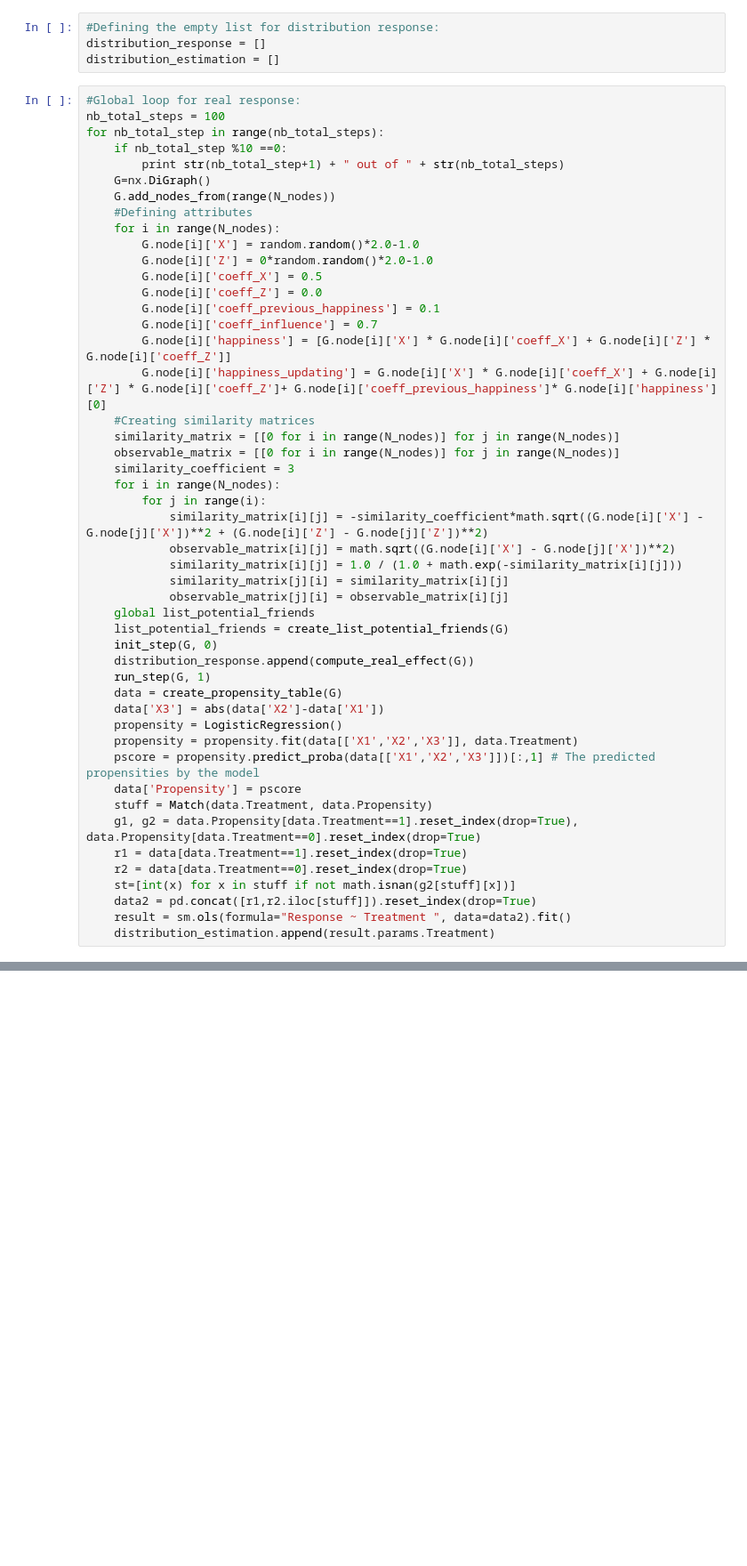
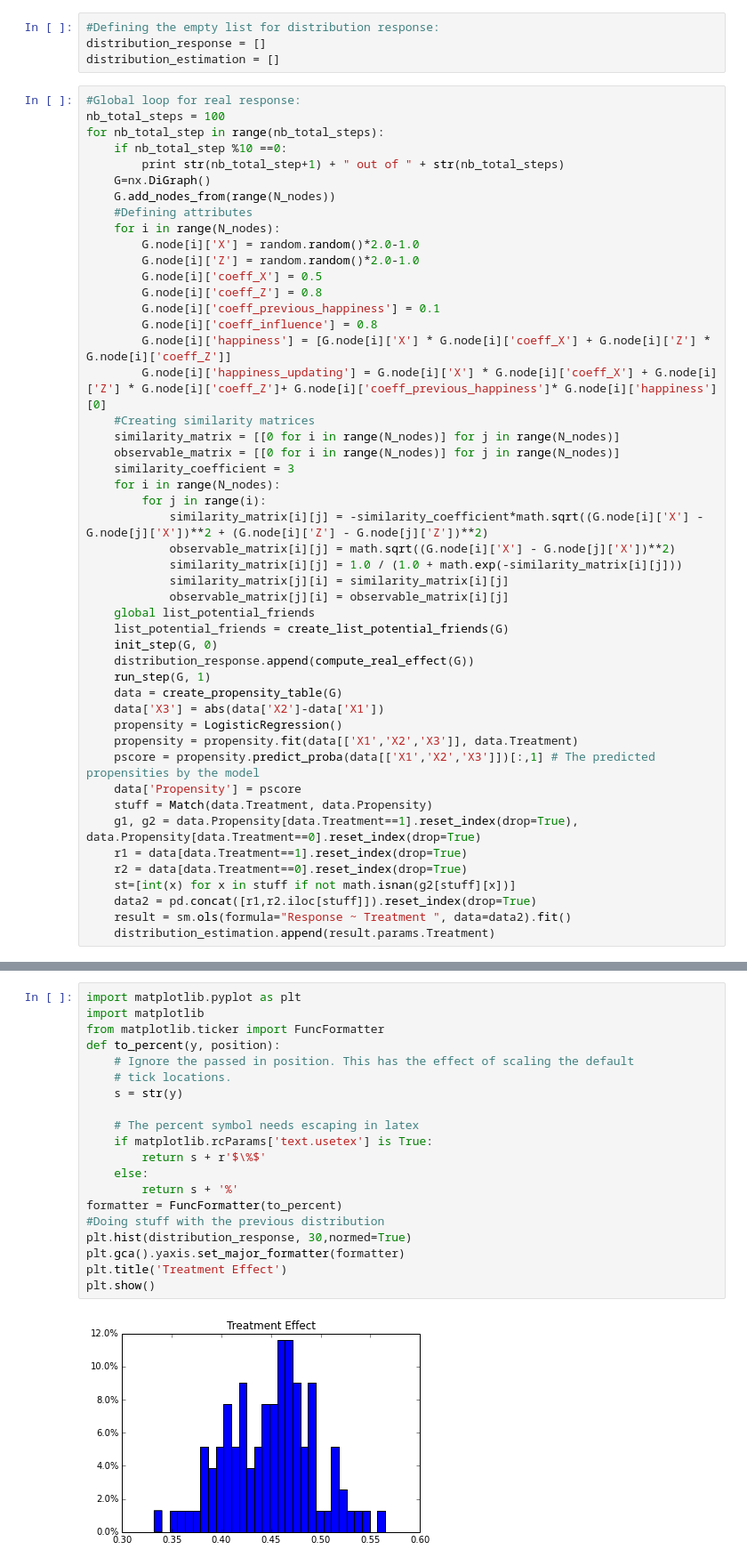
Before and after one commit to imanolarrieta/edgematching, a Jupyter notebook: Project_graph_generation_Thomas.ipynb, the cells around one changed output, grey strips where cells are left out. Shown at 89% size. Saved outputs shown, nothing was run; the diff lists cells and outputs as text; blank space fills up the shorter version.

```diff
--- a/Project_graph_generation_Thomas.ipynb
+++ b/Project_graph_generation_Thomas.ipynb
@@ -296,11 +296,11 @@ for nb_total_step in range(nb_total_steps):
     #Defining attributes
     for i in range(N_nodes):
         G.node[i]['X'] = random.random()*2.0-1.0
-        G.node[i]['Z'] = 0*random.random()*2.0-1.0
+        G.node[i]['Z'] = random.random()*2.0-1.0
         G.node[i]['coeff_X'] = 0.5
-        G.node[i]['coeff_Z'] = 0.0
+        G.node[i]['coeff_Z'] = 0.8
         G.node[i]['coeff_previous_happiness'] = 0.1
-        G.node[i]['coeff_influence'] = 0.7
+        G.node[i]['coeff_influence'] = 0.8
         G.node[i]['happiness'] = [G.node[i]['X'] * G.node[i]['coeff_X'] + G.node[i]['Z'] * G.node[i]['coeff_Z']]
         G.node[i]['happiness_updating'] = G.node[i]['X'] * G.node[i]['coeff_X'] + G.node[i]['Z'] * G.node[i]['coeff_Z']+ G.node[i]['coeff_previous_happiness']* G.node[i]['happiness'][0]
     #Creating similarity matrices
@@ -378,0 +354,22 @@ plt.hist(distribution_estimation, 30)
+# %%
+import matplotlib.pyplot as plt
+import matplotlib
+from matplotlib.ticker import FuncFormatter
+def to_percent(y, position):
+    # Ignore the passed in position. This has the effect of scaling the default
+    # tick locations.
+    s = str(y)
+
+    # The percent symbol needs escaping in latex
+    if matplotlib.rcParams['text.usetex'] is True:
+        return s + r'$\%$'
+    else:
+        return s + '%'
+formatter = FuncFormatter(to_percent)
+#Doing stuff with the previous distribution
+plt.hist(distribution_response, 30,normed=True)
+plt.gca().yaxis.set_major_formatter(formatter)
+plt.title('Treatment Effect')
+plt.show()
+# %% [output]
+[figure, added]
```
Also changed, not shown: parts of 10 cells of this notebook, 2 other files.
